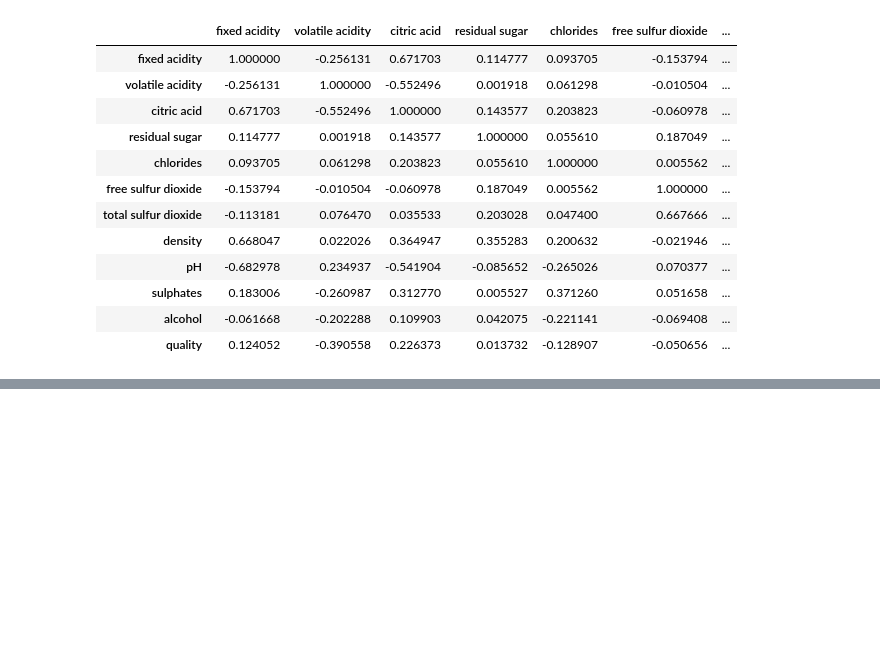
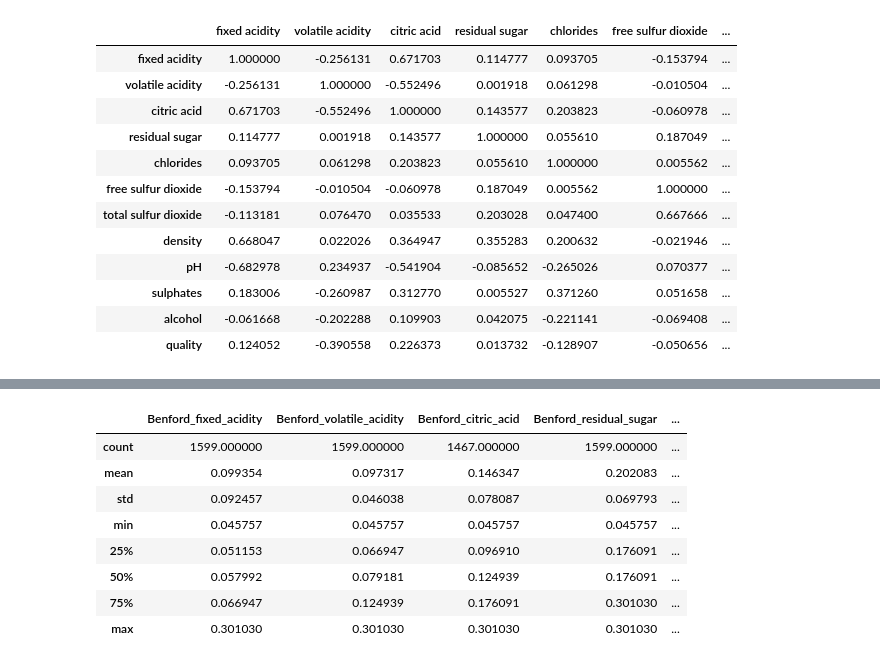
Before and after one commit to carl-pla/portfolio_DS.KI, a Jupyter notebook: project_whole_clemens.ipynb, the cells around one changed output, grey strips where cells are left out. Saved outputs shown, nothing was run; the diff lists cells and outputs as text; code cells hidden in the pictures; blank space fills up the shorter version.

Commit message:
kleine änderungen an vorherigem notebook, hinzufügen der neuen Aufgaben

```diff
--- a/project_whole_clemens.ipynb
+++ b/project_whole_clemens.ipynb
@@ -481,0 +637,80 @@ rw[kardinal_columns].corr()
+# %%
+# Datensatz Rotwein
+
+# --- Hilfsfunktion zur Extraktion der ersten nicht-null Ziffer ---
+# Diese Funktion verwendet nur grundlegende String- und Schleifenoperationen.
+def get_first_digit(number):
+    """
+    Extrahiert die erste nicht-null Ziffer einer Zahl (Integer oder Float).
+    Berücksichtigt den Absolutwert der Zahl.
+    Gibt np.nan zurück, wenn keine gültige erste Ziffer gefunden wird (z.B. für 0 oder NaN).
+    """
+
+    if number == 0:
+        return np.nan
+
+    # Den Absolutwert nehmen und in einen String umwandeln.
+    s = str(abs(number))
+
+    # Jedes Zeichen im String durchgehen
+    for char in s:
+        # Prüfen, ob das Zeichen eine Ziffer ist und nicht '0'
+        if char.isdigit() and char != '0':
+            return int(char) # Die erste gefundene nicht-null Ziffer als Integer zurückgeben
+
+    # Falls keine nicht-null Ziffer gefunden wurde (z.B. bei "0.000")
+    return np.nan
+
+# --- Initialisierung des DataFrames für die Benford-Ergebnisse ---
+# Wir erstellen einen neuen DataFrame, der die gleichen Index-Zeilen wie 'ww' hat.
+benford_results_rw = pd.DataFrame(index=rw.index)
+
+# --- Liste der Spalten, die verarbeitet werden sollen ---
+columns_to_process = [
+    'fixed acidity', 'volatile acidity', 'citric acid', 'residual sugar',
+    'chlorides', 'free sulfur dioxide', 'total sulfur dioxide', 'density',
+    'pH', 'sulphates', 'alcohol', 'quality'
+]
+
+# --- Hauptlogik: Iteration über Spalten und Zellen ---
+# Wir gehen jede Spalte durch, die wir analysieren möchten
+for col_name in columns_to_process:
+    # Zuerst prüfen wir, ob die Spalte überhaupt in deinem DataFrame 'ww' existiert
+    if col_name in rw.columns:
+        # Eine temporäre Liste, um die Benford-Werte für die aktuelle Spalte zu sammeln
+        benford_values_for_current_col = []
+
+        # Jetzt gehen wir jeden einzelnen Wert (jede Zelle) in dieser Spalte durch
+        for cell_value in rw[col_name]:
+            # Die erste nicht-null Ziffer aus dem Zellenwert extrahieren
+            first_digit = get_first_digit(cell_value)
+
+            # Prüfen, ob eine gültige erste Ziffer gefunden wurde
+            if pd.notna(first_digit):
+                # Die Benford'sche Gesetz-Formel anwenden: P(d) = log10(1 + 1/d)
+                # Dein ursprünglicher Code verwendete np.log, was der natürliche Logarithmus (Basis e) ist.
+                # Benford's Gesetz wird traditionell mit dem Zehnerlogarithmus (Basis 10) formuliert.
+                # Wenn du den Zehnerlogarithmus verwenden möchtest, ersetze np.log durch np.log10.
+                # benford_value = np.log(first_digit + 1) - np.log(first_digit)
+                # Oder für den Zehnerlogarithmus:
+                benford_value = np.log10(first_digit + 1) - np.log10(first_digit)
+
+                benford_values_for_current_col.append(benford_value)
+            else:
+                # Wenn keine gültige erste Ziffer gefunden wurde, fügen wir NaN hinzu
+                benford_values_for_current_col.append(np.nan)
+
+        # Nachdem wir alle Benford-Werte für die aktuelle Spalte gesammelt haben,
+        # fügen wir sie als neue Spalte zum Ergebnis-DataFrame hinzu.
+        # Leerzeichen im Spaltennamen werden durch Unterstriche ersetzt, damit es ein gültiger Name ist.
+        new_col_name = f"Benford_{col_name.replace(' ', '_')}"
+        benford_results_rw[new_col_name] = benford_values_for_current_col
+    else:
+        # Eine Warnung ausgeben, falls eine der gewünschten Spalten nicht im DataFrame 'rw' gefunden wurde
+        print(f"Warnung: Spalte '{col_name}' wurde im DataFrame 'ww' nicht gefunden und übersprungen.")
+
+# --- Anzeige des Ergebnis-DataFrames ---
+print("\nDataFrame mit den Benford'schen Gesetz-Werten pro Zelle:")
+print(benford_results_rw)
+benford_results_rw.describe()
+# %% [output]
@@ -481,0 +734,9 @@ rw[kardinal_columns].corr()
+|  | Benford_fixed_acidity | Benford_volatile_acidity | Benford_citric_acid | Benford_residual_sugar | ... |
+| count | 1599.000000 | 1599.000000 | 1467.000000 | 1599.000000 | ... |
+| mean | 0.099354 | 0.097317 | 0.146347 | 0.202083 | ... |
+| std | 0.092457 | 0.046038 | 0.078087 | 0.069793 | ... |
+| min | 0.045757 | 0.045757 | 0.045757 | 0.045757 | ... |
+| 25% | 0.051153 | 0.066947 | 0.096910 | 0.176091 | ... |
+| 50% | 0.057992 | 0.079181 | 0.124939 | 0.176091 | ... |
+| 75% | 0.066947 | 0.124939 | 0.176091 | 0.301030 | ... |
+| max | 0.301030 | 0.301030 | 0.301030 | 0.301030 | ... |
```
Also changed, not shown: parts of 9 cells of this notebook.
